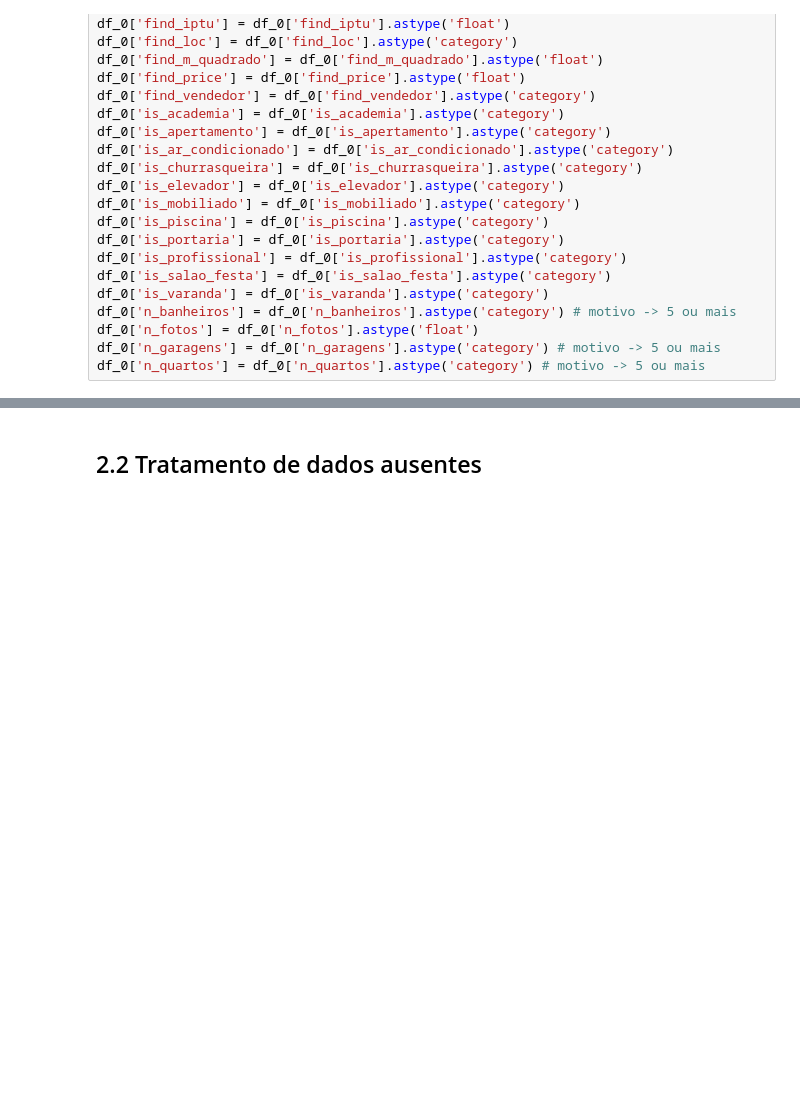
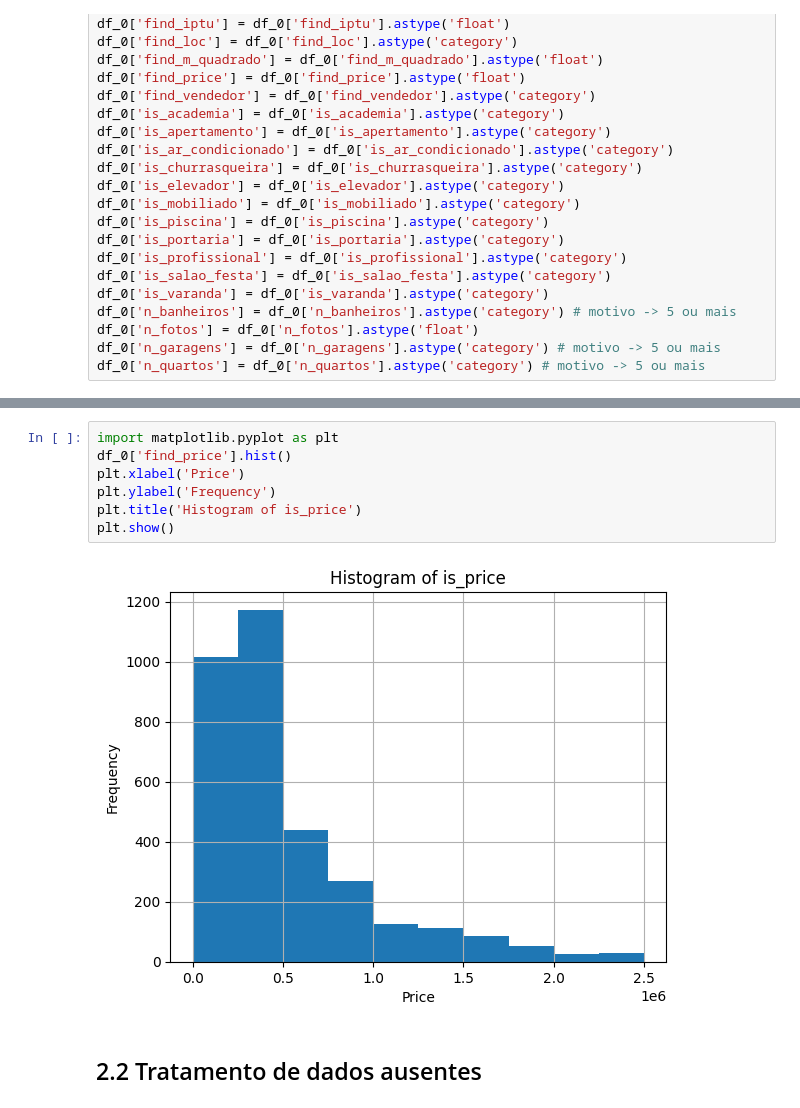
Before and after one commit to DaviMPaiva/scraping, a Jupyter notebook: notebook_analysis/data_analysis.ipynb, the cells around one changed output, grey strips where cells are left out. Cells and saved outputs as stored; diff of their text form; blank space fills up the shorter version.

```diff
--- a/notebook_analysis/data_analysis.ipynb
+++ b/notebook_analysis/data_analysis.ipynb
@@ -104,3 +149,12 @@ df_0['n_quartos'] = df_0['n_quartos'].astype('category') # motivo -> 5 ou mais
+# %%
+import matplotlib.pyplot as plt
+df_0['find_price'].hist()
+plt.xlabel('Price')
+plt.ylabel('Frequency')
+plt.title('Histogram of is_price')
+plt.show()
+# %% [output]
+[figure, added]
 # %% [markdown]
 ## 2.2 Tratamento de dados ausentes
 # %% [markdown]
```
Also changed, not shown: parts of 6 cells of this notebook.
